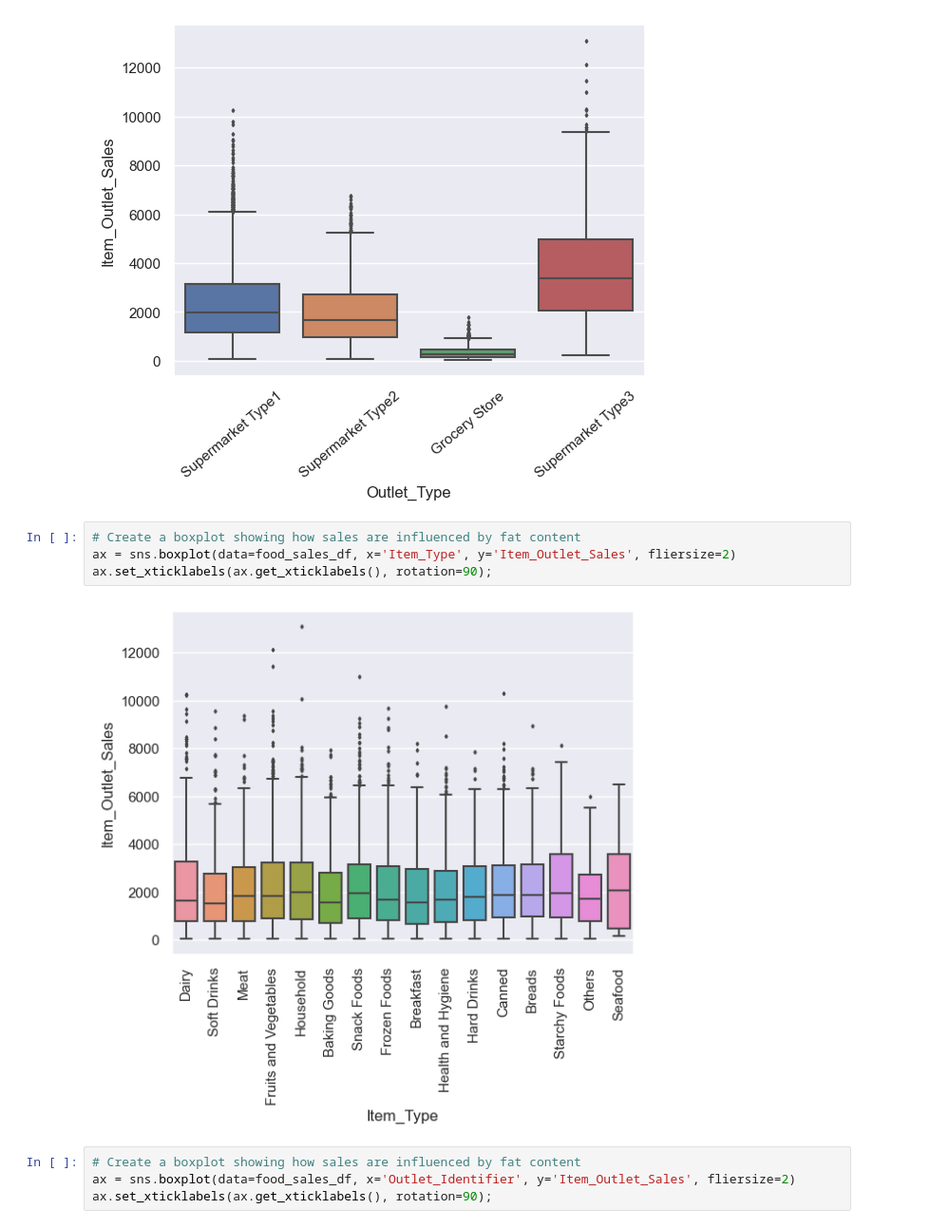
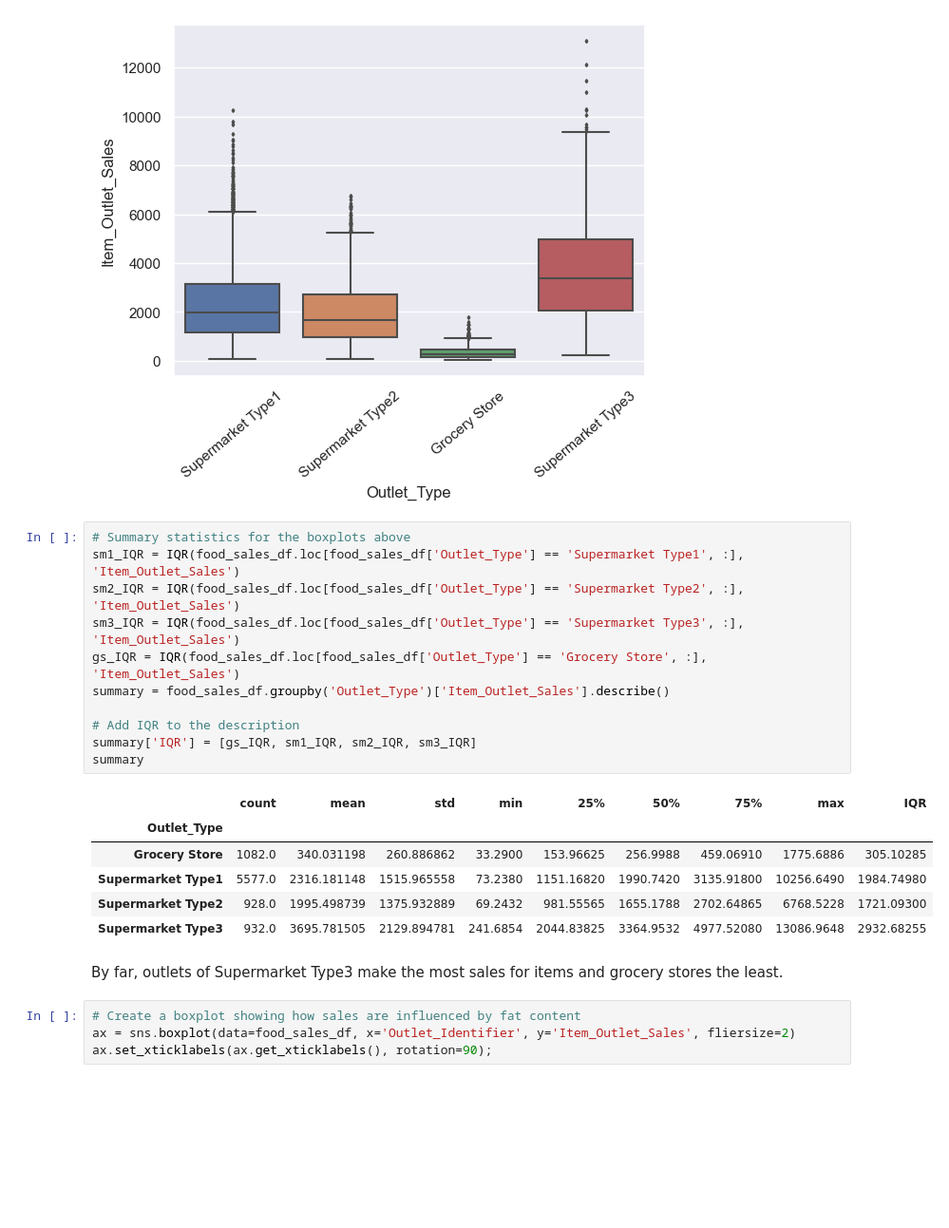
Before and after one commit to john-a-dixon/forecasting-food-sales, a Jupyter notebook: forecasting-food-sales.ipynb, the cells around one changed output. Shown at 95% size. Cells and saved outputs as stored; diff of their text form; blank space fills up the shorter version.

```diff
--- a/forecasting-food-sales.ipynb
+++ b/forecasting-food-sales.ipynb
@@ -634,12 +648,26 @@ ax = sns.boxplot(data=food_sales_df, x='Outlet_Type', y='Item_Outlet_Sales', fli
 ax.set_xticklabels(ax.get_xticklabels(), rotation=40);
 # %% [output]
 [figure]
-# %%
-# Create a boxplot showing how sales are influenced by fat content
-ax = sns.boxplot(data=food_sales_df, x='Item_Type', y='Item_Outlet_Sales', fliersize=2)
-ax.set_xticklabels(ax.get_xticklabels(), rotation=90);
-# %% [output]
-[figure, removed]
+# %%
+# Summary statistics for the boxplots above
+sm1_IQR = IQR(food_sales_df.loc[food_sales_df['Outlet_Type'] == 'Supermarket Type1', :], 'Item_Outlet_Sales')
+sm2_IQR = IQR(food_sales_df.loc[food_sales_df['Outlet_Type'] == 'Supermarket Type2', :], 'Item_Outlet_Sales')
+sm3_IQR = IQR(food_sales_df.loc[food_sales_df['Outlet_Type'] == 'Supermarket Type3', :], 'Item_Outlet_Sales')
+gs_IQR = IQR(food_sales_df.loc[food_sales_df['Outlet_Type'] == 'Grocery Store', :], 'Item_Outlet_Sales')
+summary = food_sales_df.groupby('Outlet_Type')['Item_Outlet_Sales'].describe()
+
+# Add IQR to the description
+summary['IQR'] = [gs_IQR, sm1_IQR, sm2_IQR, sm3_IQR]
+summary
+# %% [output]
+|  | count | mean | std | min | 25% | 50% | 75% | max | IQR |
+| Outlet_Type |  |  |  |  |  |  |  |  |  |
+| Grocery Store | 1082.0 | 340.031198 | 260.886862 | 33.2900 | 153.96625 | 256.9988 | 459.06910 | 1775.6886 | 305.10285 |
+| Supermarket Type1 | 5577.0 | 2316.181148 | 1515.965558 | 73.2380 | 1151.16820 | 1990.7420 | 3135.91800 | 10256.6490 | 1984.74980 |
+| Supermarket Type2 | 928.0 | 1995.498739 | 1375.932889 | 69.2432 | 981.55565 | 1655.1788 | 2702.64865 | 6768.5228 | 1721.09300 |
+| Supermarket Type3 | 932.0 | 3695.781505 | 2129.894781 | 241.6854 | 2044.83825 | 3364.9532 | 4977.52080 | 13086.9648 | 2932.68255 |
+# %% [markdown]
+By far, outlets of Supermarket Type3 make the most sales for items and grocery stores the least.
 # %%
 # Create a boxplot showing how sales are influenced by fat content
 ax = sns.boxplot(data=food_sales_df, x='Outlet_Identifier', y='Item_Outlet_Sales', fliersize=2)
```
Also changed, not shown: parts of 11 cells of this notebook.
